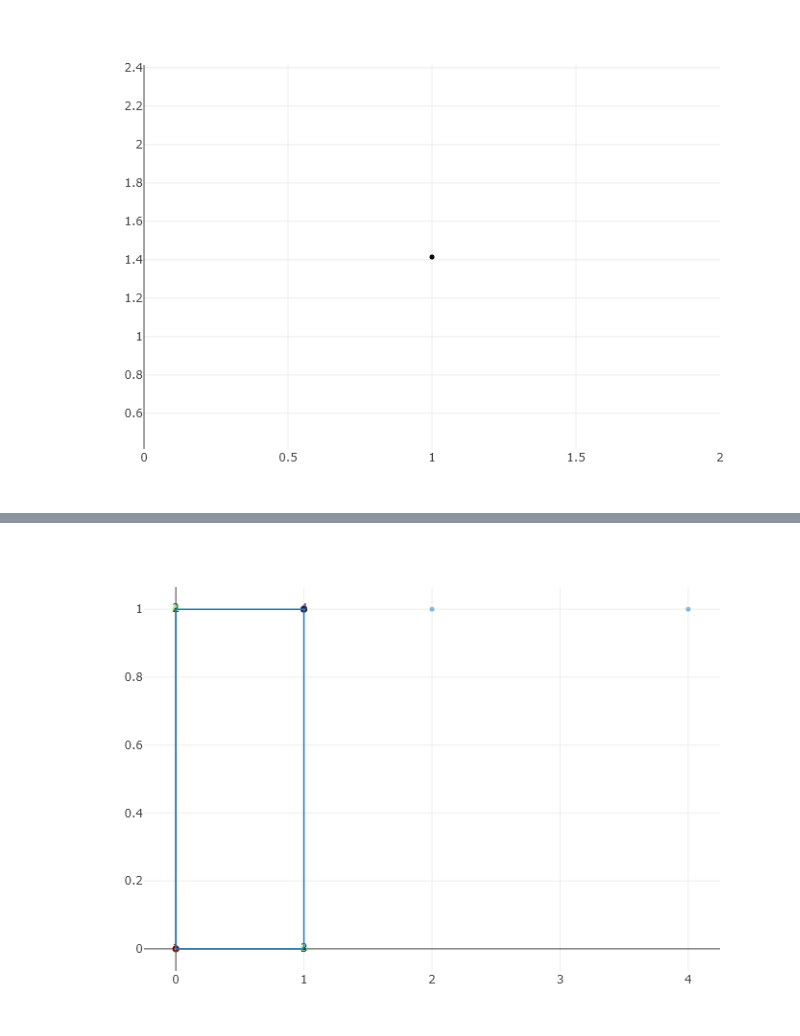
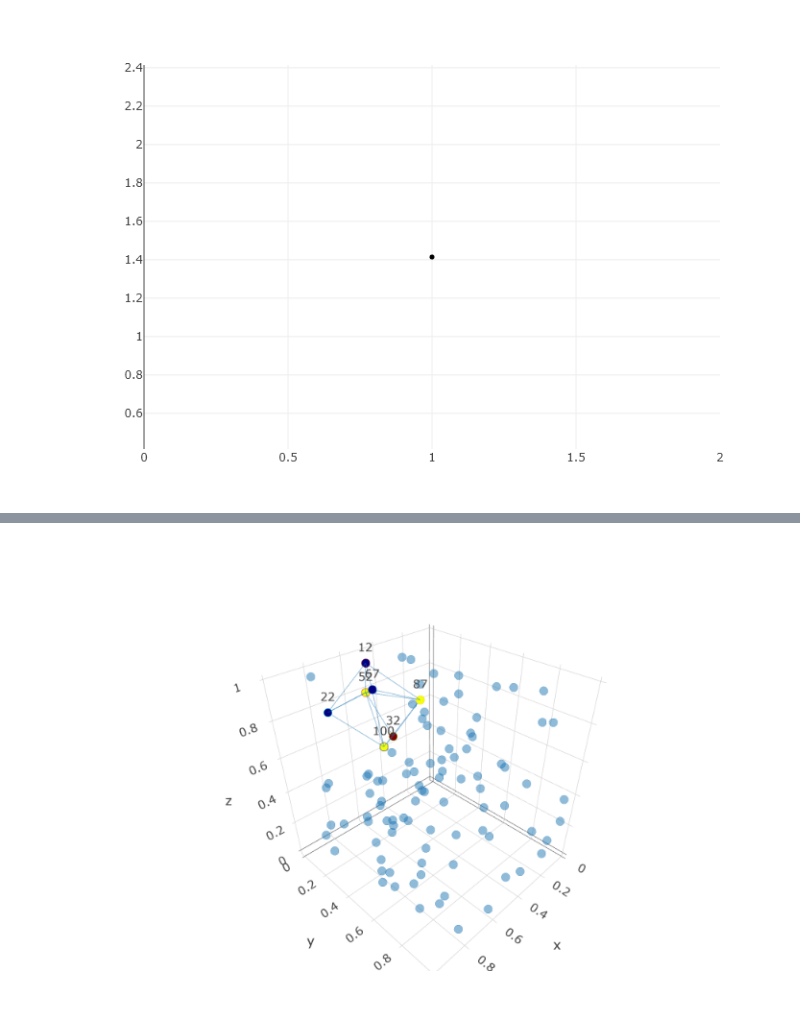
Before and after one commit to Jevi-Waugh/PH-AML, a Jupyter notebook: notebooks/features.ipynb, the cells around one changed output, grey strips where cells are left out. Drawn from its saved outputs; the diff is of its cells as text; code cells hidden in the pictures.

```diff
--- a/notebooks/features.ipynb
+++ b/notebooks/features.ipynb
@@ -47,0 +81,2 @@ plotpersistencediagram_pjs(PH,dim=1)
+# %%
+pc = rand(3,100)
@@ -47,0 +91,2 @@ plotpersistencediagram_pjs(PH,dim=1)
+# %%
+PH = eirene(pc, maxdim=2, model="pc")
@@ -48,5 +115,4 @@ plotpersistencediagram_pjs(PH,dim=1)
 # %%
-plotclassrep_pjs(PH,dim=1,class=1)
-# A Cycle should be drawn
+plotclassrep_pjs(PH,dim=2, class=1)
 # %% [output]
-[figure, old version]
+[figure, new version]
```
Also changed, not shown: parts of 10 cells of this notebook.
